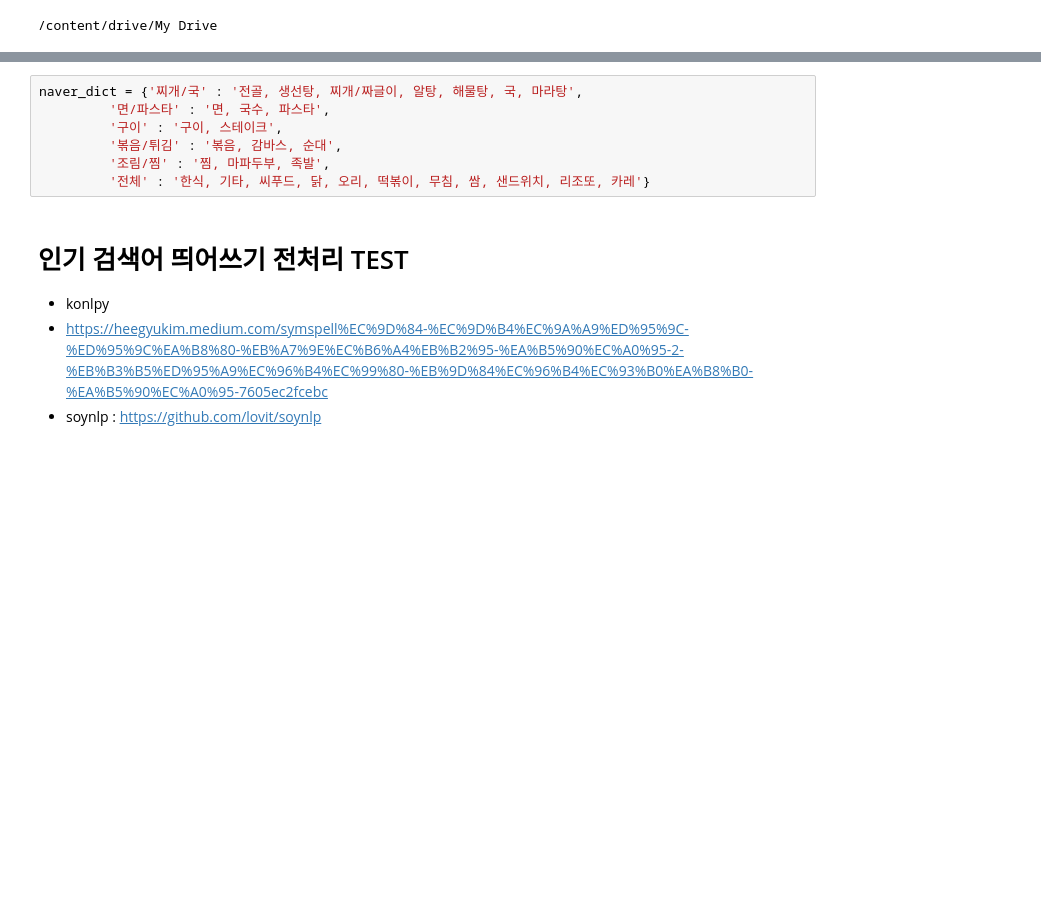
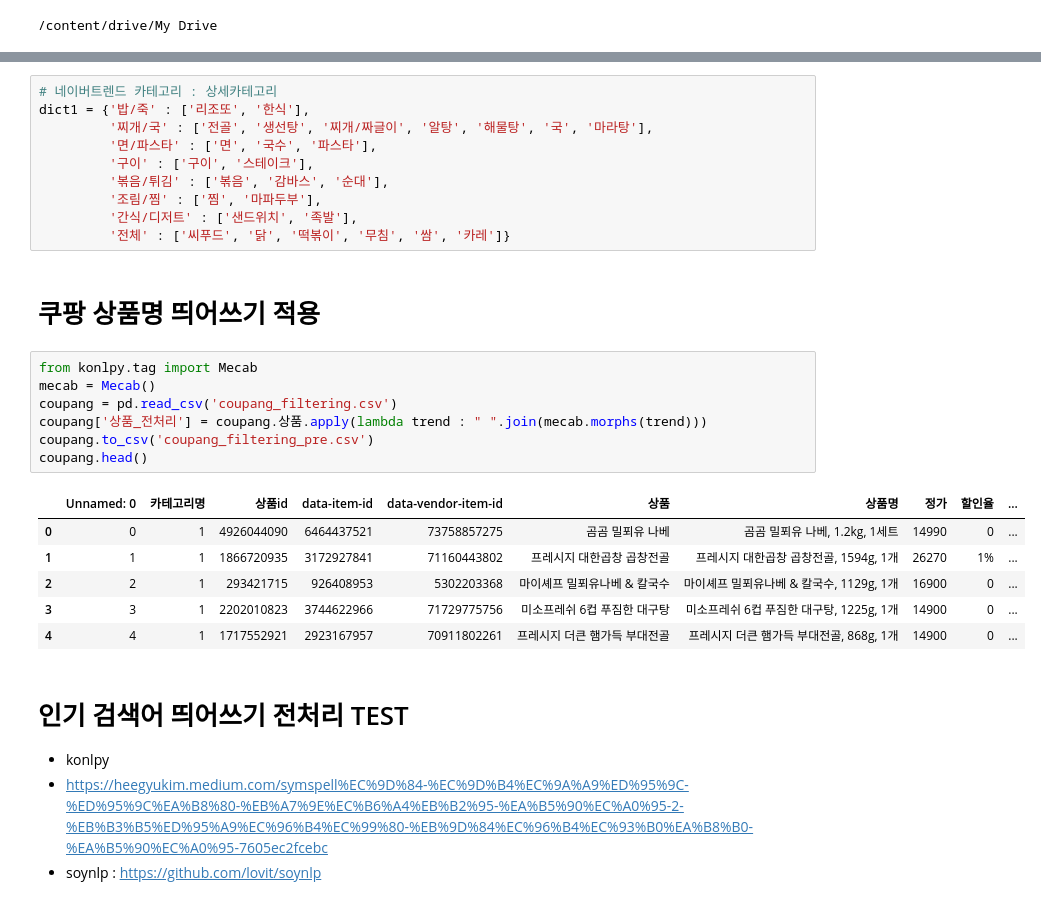
Before and after one commit to dajeong25/KDT_team4_FinalPJT, a Jupyter notebook: 01_웹크롤링/네이버_인기검색어추출_및_전처리.ipynb, the cells around one changed output, grey strips where cells are left out. Drawn from its saved outputs; the diff is of its cells as text; blank space fills up the shorter version.

```diff
--- a/01_웹크롤링/네이버_인기검색어추출_및_전처리.ipynb
+++ b/01_웹크롤링/네이버_인기검색어추출_및_전처리.ipynb
@@ -432,10 +467,29 @@ naver_df
 # %%
-naver_dict = {'찌개/국' : '전골, 생선탕, 찌개/짜글이, 알탕, 해물탕, 국, 마라탕',
-         '면/파스타' : '면, 국수, 파스타',
-         '구이' : '구이, 스테이크',
-         '볶음/튀김' : '볶음, 감바스, 순대',
-         '조림/찜' : '찜, 마파두부, 족발',
-         '전체' : '한식, 기타, 씨푸드, 닭, 오리, 떡볶이, 무침, 쌈, 샌드위치, 리조또, 카레'}
+# 네이버트렌드 카테고리 : 상세카테고리
+dict1 = {'밥/죽' : ['리조또', '한식'],
+         '찌개/국' : ['전골', '생선탕', '찌개/짜글이', '알탕', '해물탕', '국', '마라탕'],
+         '면/파스타' : ['면', '국수', '파스타'],
+         '구이' : ['구이', '스테이크'],
+         '볶음/튀김' : ['볶음', '감바스', '순대'],
+         '조림/찜' : ['찜', '마파두부'],
+         '간식/디저트' : ['샌드위치', '족발'],
+         '전체' : ['씨푸드', '닭', '떡볶이', '무침', '쌈', '카레']}
+# %% [markdown]
+# 쿠팡 상품명 띄어쓰기 적용
+# %%
+from konlpy.tag import Mecab
+mecab = Mecab()
+coupang = pd.read_csv('coupang_filtering.csv')
+coupang['상품_전처리'] = coupang.상품.apply(lambda trend : " ".join(mecab.morphs(trend)))
+coupang.to_csv('coupang_filtering_pre.csv')
+coupang.head()
+# %% [output]
+|  | Unnamed: 0 | 카테고리명 | 상품id | data-item-id | data-vendor-item-id | 상품 | 상품명 | 정가 | 할인율 | ... |
+| 0 | 0 | 1 | 4926044090 | 6464437521 | 73758857275 | 곰곰 밀푀유 나베 | 곰곰 밀푀유 나베, 1.2kg, 1세트 | 14990 | 0 | ... |
+| 1 | 1 | 1 | 1866720935 | 3172927841 | 71160443802 | 프레시지 대한곱창 곱창전골 | 프레시지 대한곱창 곱창전골, 1594g, 1개 | 26270 | 1% | ... |
+| 2 | 2 | 1 | 293421715 | 926408953 | 5302203368 | 마이셰프 밀푀유나베 & 칼국수 | 마이셰프 밀푀유나베 & 칼국수, 1129g, 1개 | 16900 | 0 | ... |
+| 3 | 3 | 1 | 2202010823 | 3744622966 | 71729775756 | 미소프레쉬 6컵 푸짐한 대구탕 | 미소프레쉬 6컵 푸짐한 대구탕, 1225g, 1개 | 14900 | 0 | ... |
+| 4 | 4 | 1 | 1717552921 | 2923167957 | 70911802261 | 프레시지 더큰 햄가득 부대전골 | 프레시지 더큰 햄가득 부대전골, 868g, 1개 | 14900 | 0 | ... |
 # %% [markdown]
 # 인기 검색어 띄어쓰기 전처리 TEST
 - konlpy
```
Also changed, not shown: parts of 9 cells of this notebook.
